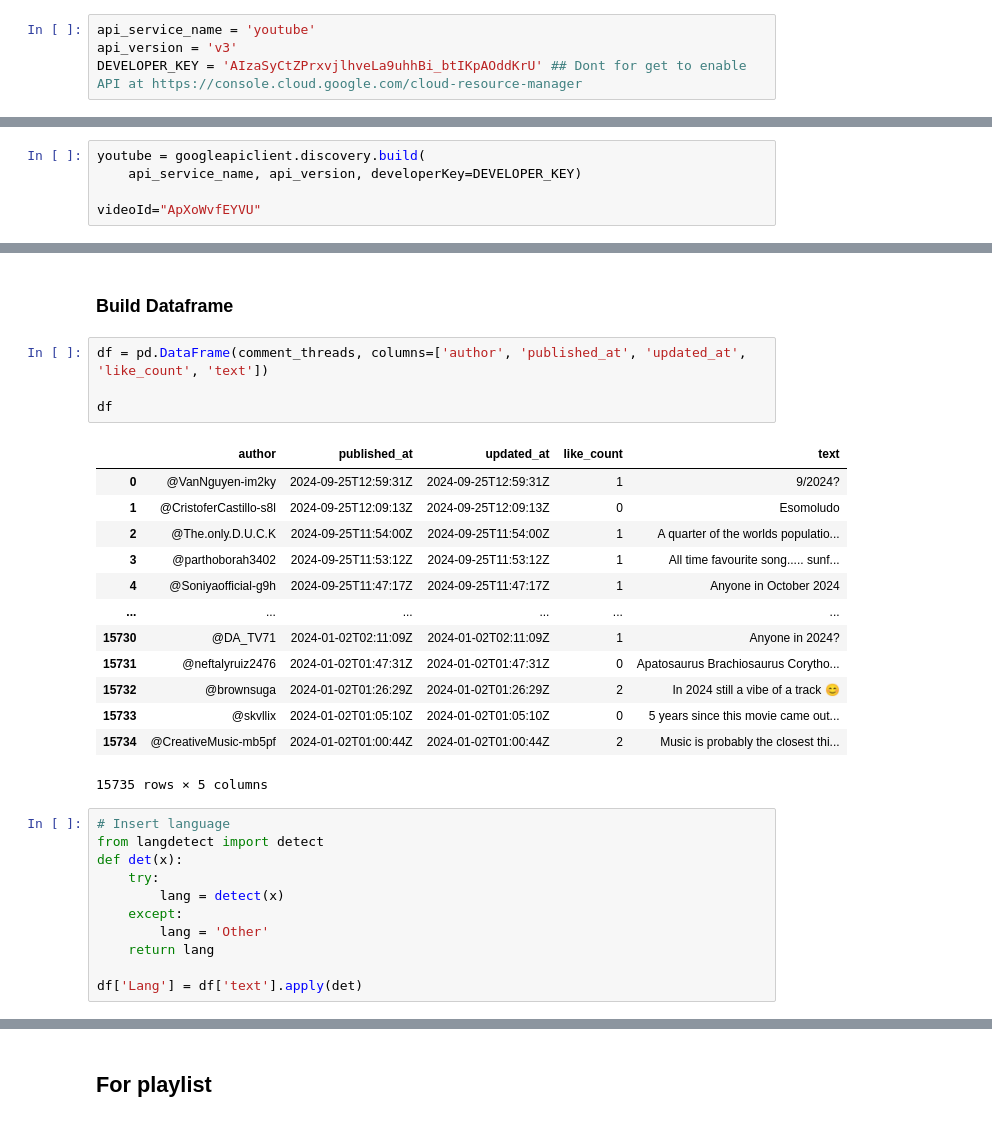
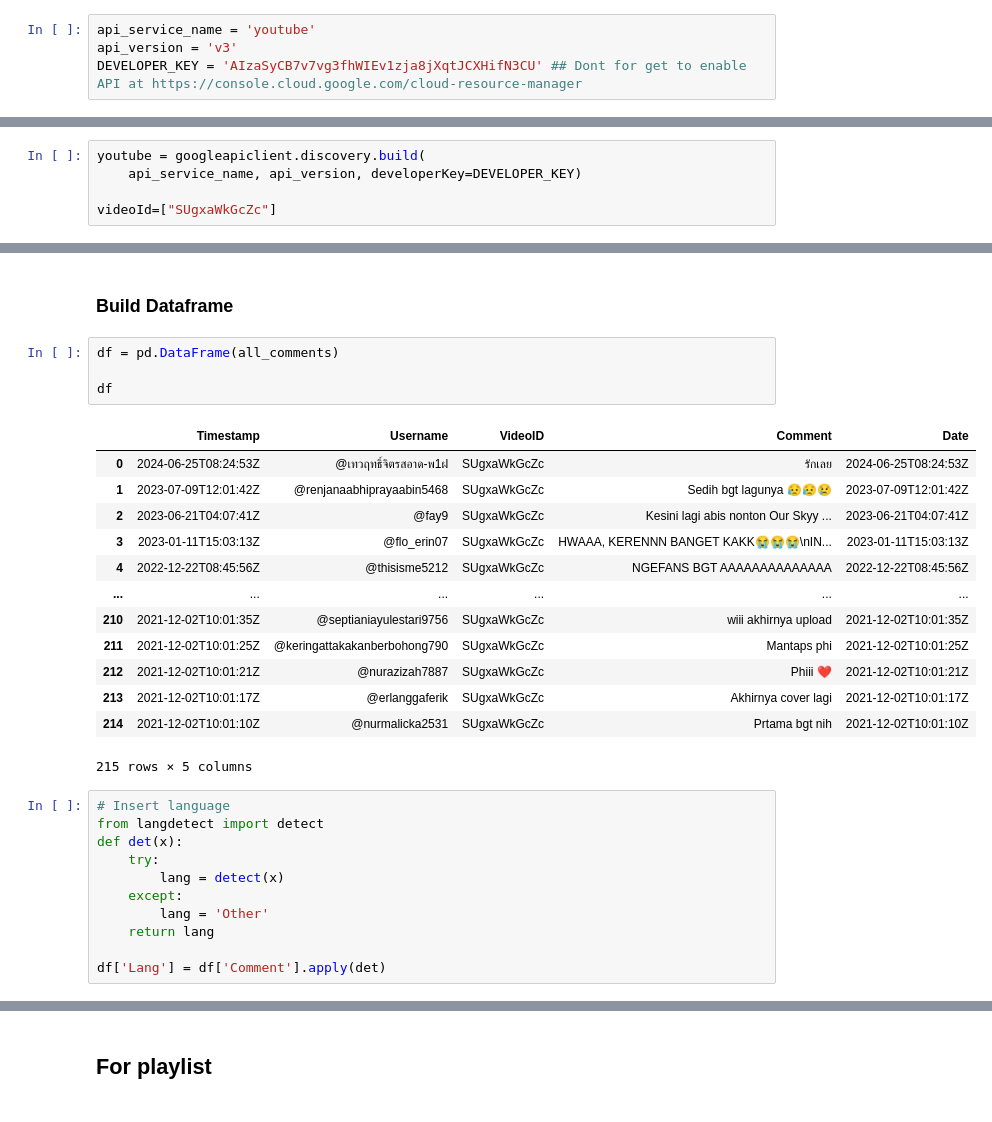
Before and after one commit to lnwidea/BERT-sentiment-analysis, a Jupyter notebook: YT_extract.ipynb, the cells around one changed output, grey strips where cells are left out. Saved outputs shown, nothing was run; the diff lists cells and outputs as text.

```diff
--- a/YT_extract.ipynb
+++ b/YT_extract.ipynb
@@ -9,7 +9,7 @@ import pandas as pd
 # %%
 api_service_name = 'youtube'
 api_version = 'v3'
-DEVELOPER_KEY = 'AIzaSyCtZPrxvjlhveLa9uhhBi_btIKpAOddKrU' ## Dont for get to enable API at https://console.cloud.google.com/cloud-resource-manager
+DEVELOPER_KEY = 'AIzaSyCB7v7vg3fhWIEv1zja8jXqtJCXHifN3CU' ## Dont for get to enable API at https://console.cloud.google.com/cloud-resource-manager
 # %% [markdown]
 ## For video only
 # %% [markdown]
@@ -18,6 +18,6 @@ DEVELOPER_KEY = 'AIzaSyCtZPrxvjlhveLa9uhhBi_btIKpAOddKrU' ## Dont for get to ena
 youtube = googleapiclient.discovery.build(
     api_service_name, api_version, developerKey=DEVELOPER_KEY)
 
-videoId="ApXoWvfEYVU"
+videoId=["SUgxaWkGcZc"]
 # %% [markdown]
 ### get comments
@@ -47,23 +98,23 @@ len(comment_threads)
 # %% [markdown]
 ### Build Dataframe
 # %%
-df = pd.DataFrame(comment_threads, columns=['author', 'published_at', 'updated_at', 'like_count', 'text'])
+df = pd.DataFrame(all_comments)
 
 df
 # %% [output]
-|  | author | published_at | updated_at | like_count | text |
-| 0 | @VanNguyen-im2ky | 2024-09-25T12:59:31Z | 2024-09-25T12:59:31Z | 1 | 9/2024? |
-| 1 | @CristoferCastillo-s8l | 2024-09-25T12:09:13Z | 2024-09-25T12:09:13Z | 0 | Esomoludo |
-| 2 | @The.only.D.U.C.K | 2024-09-25T11:54:00Z | 2024-09-25T11:54:00Z | 1 | A quarter of the worlds populatio... |
-| 3 | @parthoborah3402 | 2024-09-25T11:53:12Z | 2024-09-25T11:53:12Z | 1 | All time favourite song..... sunf... |
-| 4 | @Soniyaofficial-g9h | 2024-09-25T11:47:17Z | 2024-09-25T11:47:17Z | 1 | Anyone in October 2024 |
+|  | Timestamp | Username | VideoID | Comment | Date |
+| 0 | 2024-06-25T08:24:53Z | @เทวฤทธิ์จิตรสอาด-พ1ฝ | SUgxaWkGcZc | รักเลย | 2024-06-25T08:24:53Z |
+| 1 | 2023-07-09T12:01:42Z | @renjanaabhiprayaabin5468 | SUgxaWkGcZc | Sedih bgt lagunya 😥😥😢 | 2023-07-09T12:01:42Z |
+| 2 | 2023-06-21T04:07:41Z | @fay9 | SUgxaWkGcZc | Kesini lagi abis nonton Our Skyy ... | 2023-06-21T04:07:41Z |
+| 3 | 2023-01-11T15:03:13Z | @flo_erin07 | SUgxaWkGcZc | HWAAA, KERENNN BANGET KAKK😭😭😭\nIN... | 2023-01-11T15:03:13Z |
+| 4 | 2022-12-22T08:45:56Z | @thisisme5212 | SUgxaWkGcZc | NGEFANS BGT AAAAAAAAAAAAAA | 2022-12-22T08:45:56Z |
 | ... | ... | ... | ... | ... | ... |
-| 15730 | @DA_TV71 | 2024-01-02T02:11:09Z | 2024-01-02T02:11:09Z | 1 | Anyone in 2024? |
-| 15731 | @neftalyruiz2476 | 2024-01-02T01:47:31Z | 2024-01-02T01:47:31Z | 0 | Apatosaurus Brachiosaurus Corytho... |
-| 15732 | @brownsuga | 2024-01-02T01:26:29Z | 2024-01-02T01:26:29Z | 2 | In 2024 still a vibe of a track 😊 |
-| 15733 | @skvllix | 2024-01-02T01:05:10Z | 2024-01-02T01:05:10Z | 0 | 5 years since this movie came out... |
-| 15734 | @CreativeMusic-mb5pf | 2024-01-02T01:00:44Z | 2024-01-02T01:00:44Z | 2 | Music is probably the closest thi... |
+| 210 | 2021-12-02T10:01:35Z | @septianiayulestari9756 | SUgxaWkGcZc | wiii akhirnya upload | 2021-12-02T10:01:35Z |
+| 211 | 2021-12-02T10:01:25Z | @keringattakakanberbohong790 | SUgxaWkGcZc | Mantaps phi | 2021-12-02T10:01:25Z |
+| 212 | 2021-12-02T10:01:21Z | @nurazizah7887 | SUgxaWkGcZc | Phiii ❤️ | 2021-12-02T10:01:21Z |
+| 213 | 2021-12-02T10:01:17Z | @erlanggaferik | SUgxaWkGcZc | Akhirnya cover lagi | 2021-12-02T10:01:17Z |
+| 214 | 2021-12-02T10:01:10Z | @nurmalicka2531 | SUgxaWkGcZc | Prtama bgt nih | 2021-12-02T10:01:10Z |
-15735 rows × 5 columns
+215 rows × 5 columns
 # %%
 # Insert language
 from langdetect import detect
@@ -74,7 +125,7 @@ def det(x):
         lang = 'Other'
     return lang
 
-df['Lang'] = df['text'].apply(det)
+df['Lang'] = df['Comment'].apply(det)
 # %%
 df
 # %% [output]
```
Also changed, not shown: parts of 6 cells of this notebook, 26 other files.
